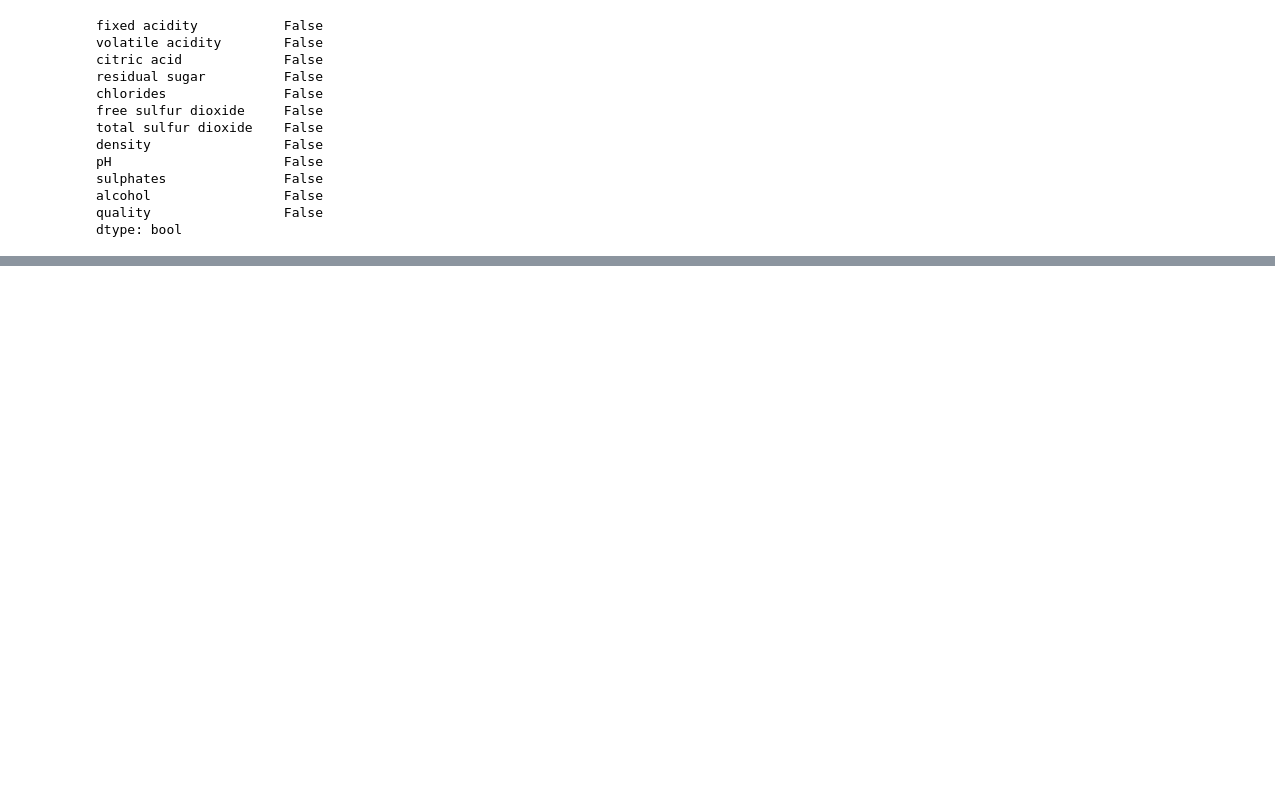
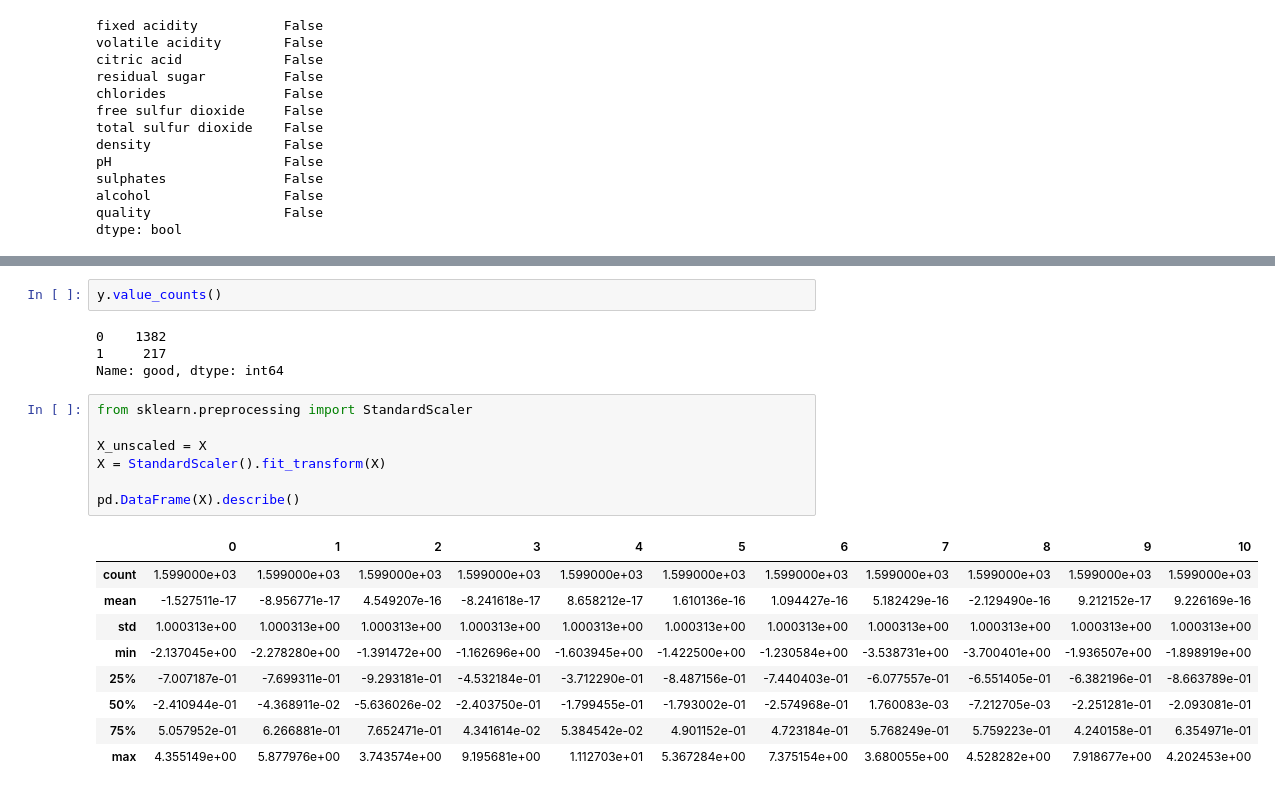
Before and after one commit to tzch96/pk-mow2, a Jupyter notebook: proj.ipynb, the cells around one changed output, grey strips where cells are left out. Cells and saved outputs as stored; diff of their text form; blank space fills up the shorter version.

```diff
--- a/proj.ipynb
+++ b/proj.ipynb
@@ -192,0 +213,23 @@ Wybrany zbiór nie ma brakujących wartości, dzięki czemu nie musimy stosować
+# %%
+y.value_counts()
+# %% [output]
+0    1382
+1     217
+Name: good, dtype: int64
+# %%
+from sklearn.preprocessing import StandardScaler
+
+X_unscaled = X
+X = StandardScaler().fit_transform(X)
+
+pd.DataFrame(X).describe()
+# %% [output]
+|  | 0 | 1 | 2 | 3 | 4 | 5 | 6 | 7 | 8 | 9 | 10 |
+| count | 1.599000e+03 | 1.599000e+03 | 1.599000e+03 | 1.599000e+03 | 1.599000e+03 | 1.599000e+03 | 1.599000e+03 | 1.599000e+03 | 1.599000e+03 | 1.599000e+03 | 1.599000e+03 |
+| mean | -1.527511e-17 | -8.956771e-17 | 4.549207e-16 | -8.241618e-17 | 8.658212e-17 | 1.610136e-16 | 1.094427e-16 | 5.182429e-16 | -2.129490e-16 | 9.212152e-17 | 9.226169e-16 |
+| std | 1.000313e+00 | 1.000313e+00 | 1.000313e+00 | 1.000313e+00 | 1.000313e+00 | 1.000313e+00 | 1.000313e+00 | 1.000313e+00 | 1.000313e+00 | 1.000313e+00 | 1.000313e+00 |
+| min | -2.137045e+00 | -2.278280e+00 | -1.391472e+00 | -1.162696e+00 | -1.603945e+00 | -1.422500e+00 | -1.230584e+00 | -3.538731e+00 | -3.700401e+00 | -1.936507e+00 | -1.898919e+00 |
+| 25% | -7.007187e-01 | -7.699311e-01 | -9.293181e-01 | -4.532184e-01 | -3.712290e-01 | -8.487156e-01 | -7.440403e-01 | -6.077557e-01 | -6.551405e-01 | -6.382196e-01 | -8.663789e-01 |
+| 50% | -2.410944e-01 | -4.368911e-02 | -5.636026e-02 | -2.403750e-01 | -1.799455e-01 | -1.793002e-01 | -2.574968e-01 | 1.760083e-03 | -7.212705e-03 | -2.251281e-01 | -2.093081e-01 |
+| 75% | 5.057952e-01 | 6.266881e-01 | 7.652471e-01 | 4.341614e-02 | 5.384542e-02 | 4.901152e-01 | 4.723184e-01 | 5.768249e-01 | 5.759223e-01 | 4.240158e-01 | 6.354971e-01 |
+| max | 4.355149e+00 | 5.877976e+00 | 3.743574e+00 | 9.195681e+00 | 1.112703e+01 | 5.367284e+00 | 7.375154e+00 | 3.680055e+00 | 4.528282e+00 | 7.918677e+00 | 4.202453e+00 |
```
Also changed, not shown: parts of 8 cells of this notebook.
